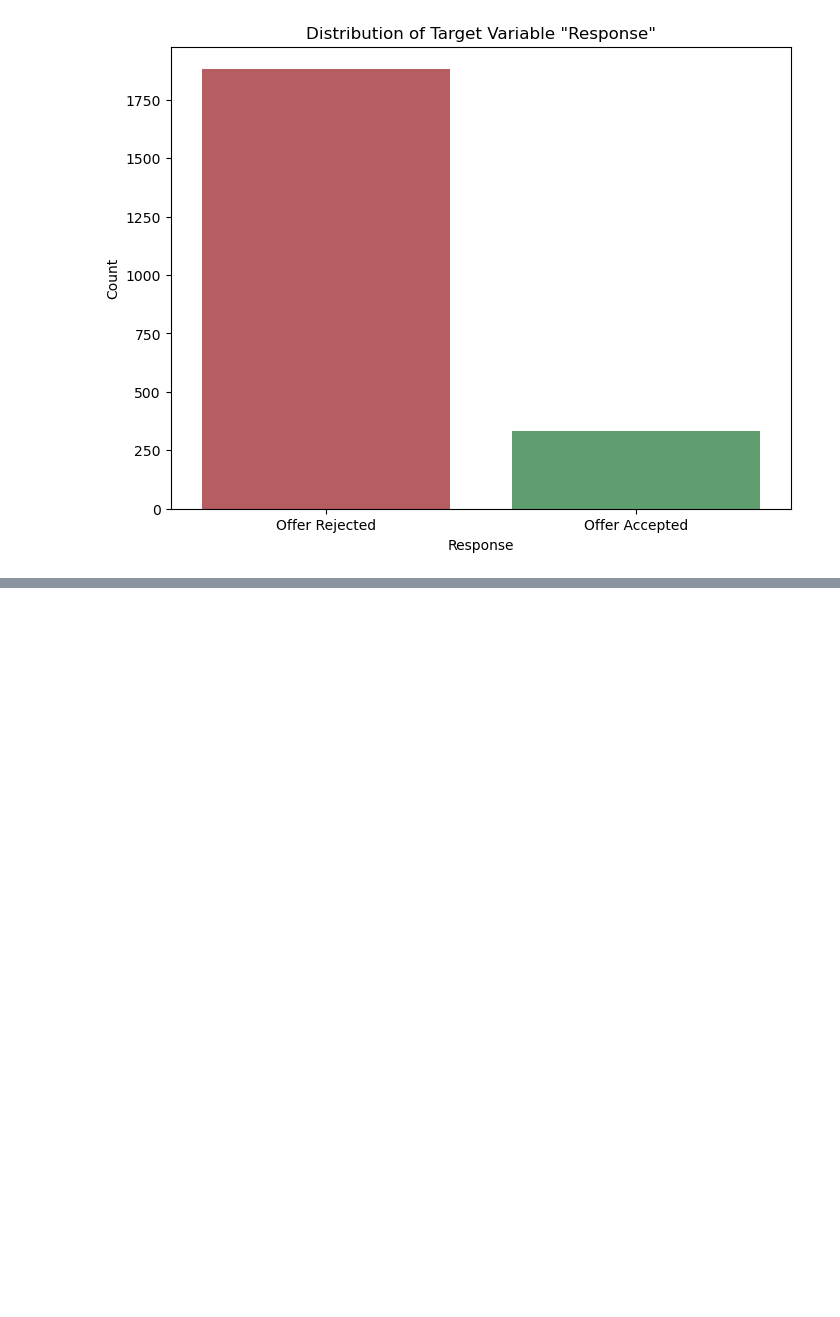
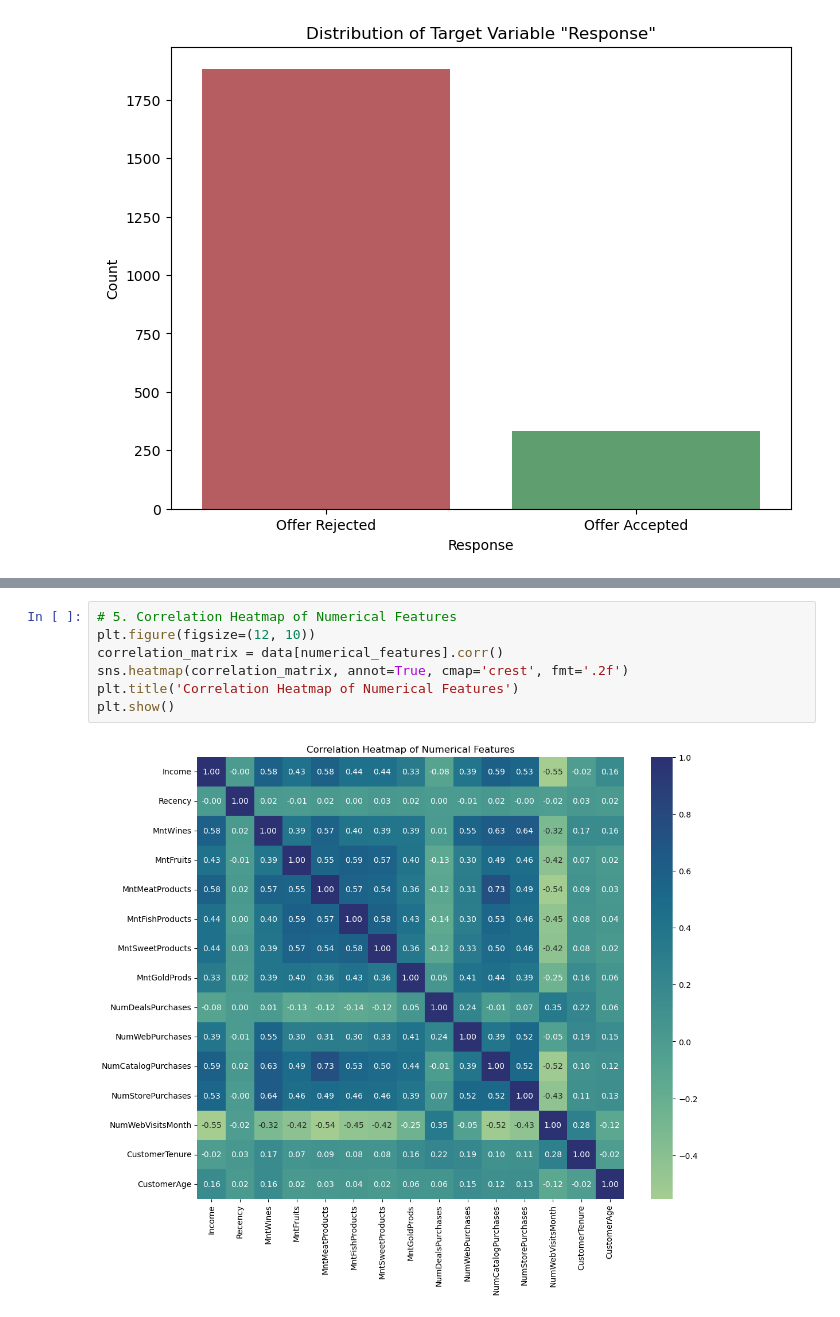
Before and after one commit to janbielski-uekat/praca-magisterska, a Jupyter notebook: notebooks/data_exploration.ipynb, the cells around one changed output, grey strips where cells are left out. Drawn from its saved outputs; the diff is of its cells as text; blank space fills up the shorter version.

```diff
--- a/notebooks/data_exploration.ipynb
+++ b/notebooks/data_exploration.ipynb
@@ -42,0 +74,9 @@ sns.color_palette('deep')
+# %%
+# 5. Correlation Heatmap of Numerical Features
+plt.figure(figsize=(12, 10))
+correlation_matrix = data[numerical_features].corr()
+sns.heatmap(correlation_matrix, annot=True, cmap='crest', fmt='.2f')
+plt.title('Correlation Heatmap of Numerical Features')
+plt.show()
+# %% [output]
+[figure, added]
```
Also changed, not shown: parts of 7 cells of this notebook, 3 other files.
